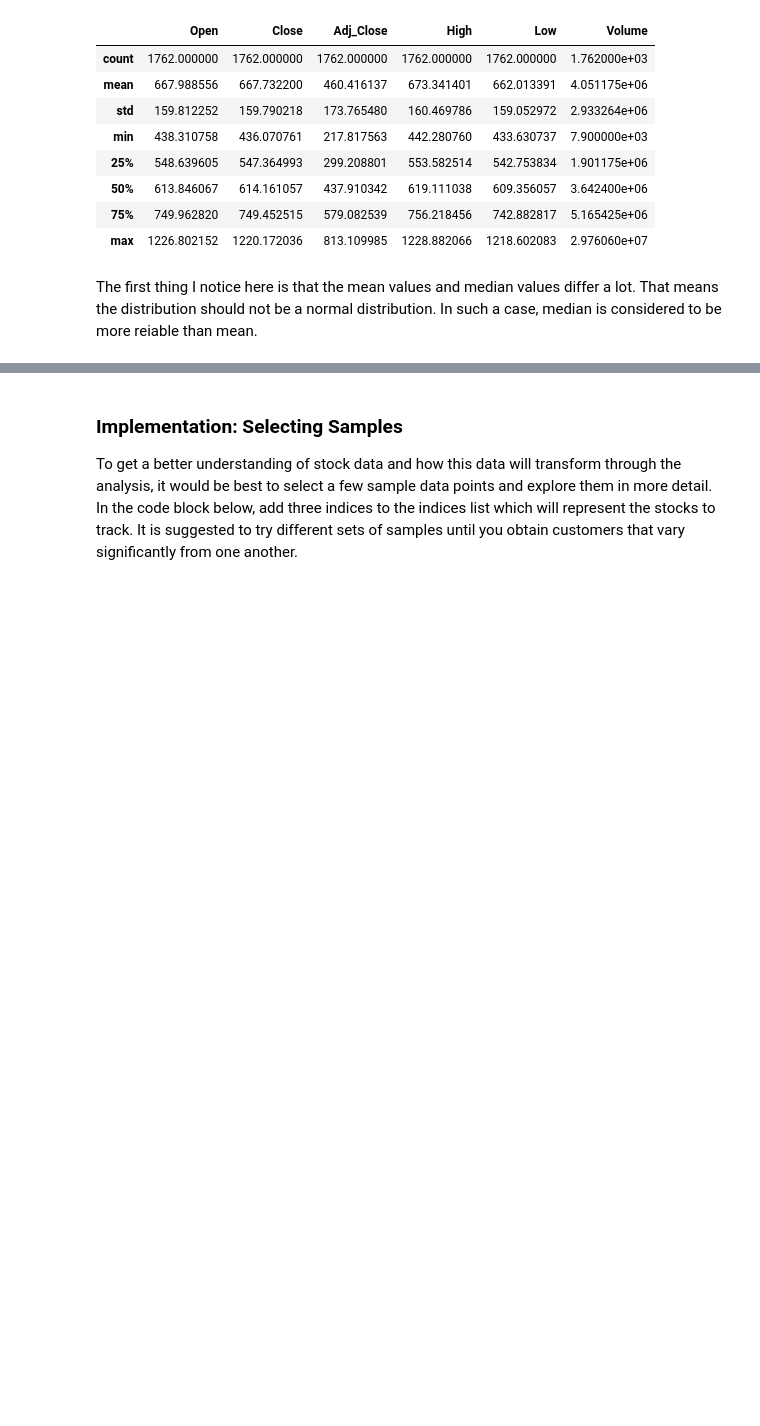
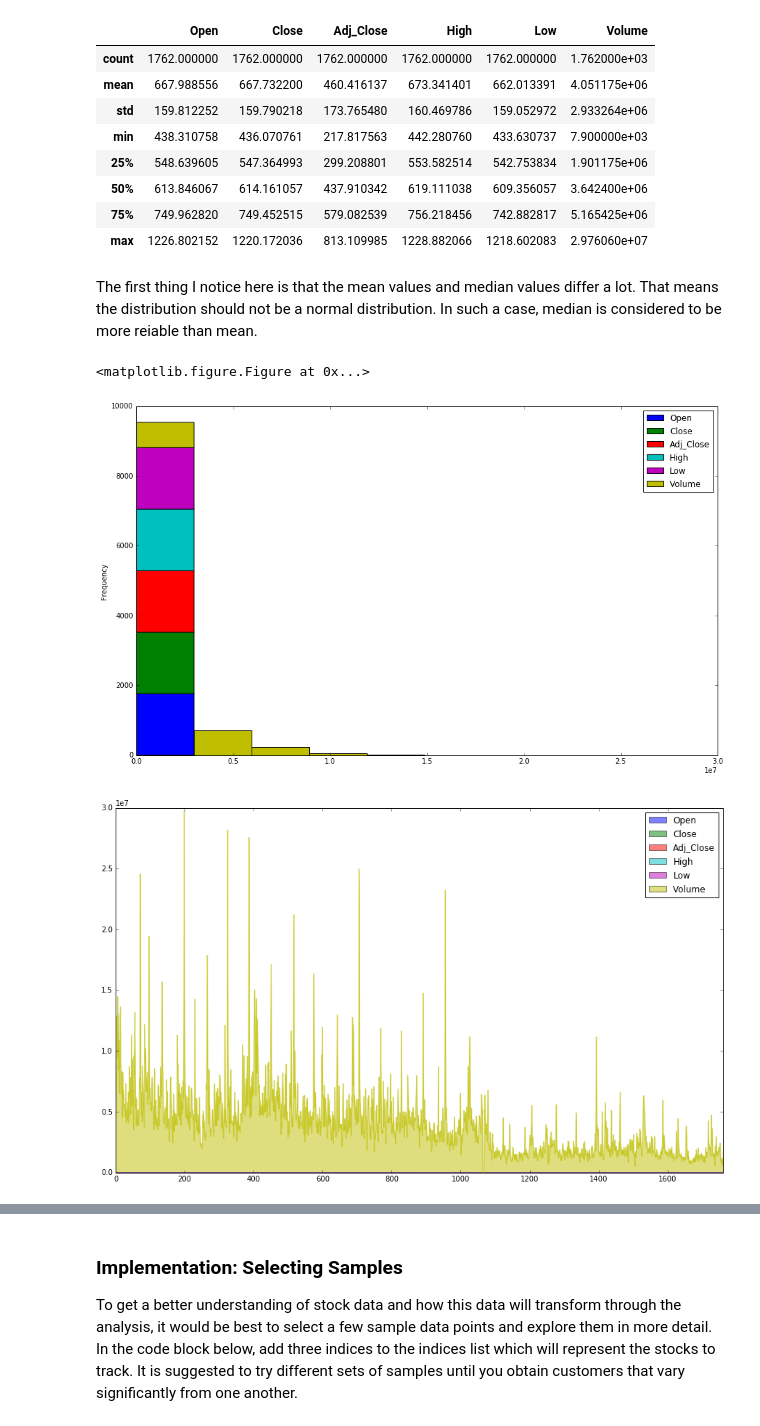
Before and after one commit to Nazanin1369/stockPredictor, a Jupyter notebook: DataRetrieval.ipynb, the cells around one changed output, grey strips where cells are left out. Drawn from its saved outputs; the diff is of its cells as text; code cells hidden in the pictures; blank space fills up the shorter version.

Commit message:
more visualizations

```diff
--- a/DataRetrieval.ipynb
+++ b/DataRetrieval.ipynb
@@ -6,10 +6,16 @@ Yahoo Finance API is used to get stocks data for Google over period of seven yea
 import yahoo_finance as yahoo
 import pandas as pd
 import numpy as np
+import matplotlib.pyplot as plt
 from IPython.display import display # Allows the use of display() for DataFrames
+
 
 # Show matplotlib plots inline (nicely formatted in the notebook)
 %matplotlib inline
+
+# Control the default size of figures in this Jupyter notebook
+%pylab inline
+pylab.rcParams['figure.figsize'] = (15, 9)
 
 ###### Entry Parameters #######
 startDate = '2010-01-01'
@@ -82,3 +89,12 @@ display(data.describe())
 # %% [markdown]
 The first thing I notice here is that the mean values and median values differ a lot.
 That means the distribution should not be a normal distribution. In such a case, median is considered to be more reiable than mean.
+# %%
+plt.figure();
+data.plot.hist(stacked=True)
+data.plot.area(stacked=False);
+data.plot.scatter(x='Close', y='Adj_Close');
+# %% [output]
+<matplotlib.figure.Figure at 0x...>
+[figure, added]
+[figure, added]
```
Also changed, not shown: parts of 5 cells of this notebook.
